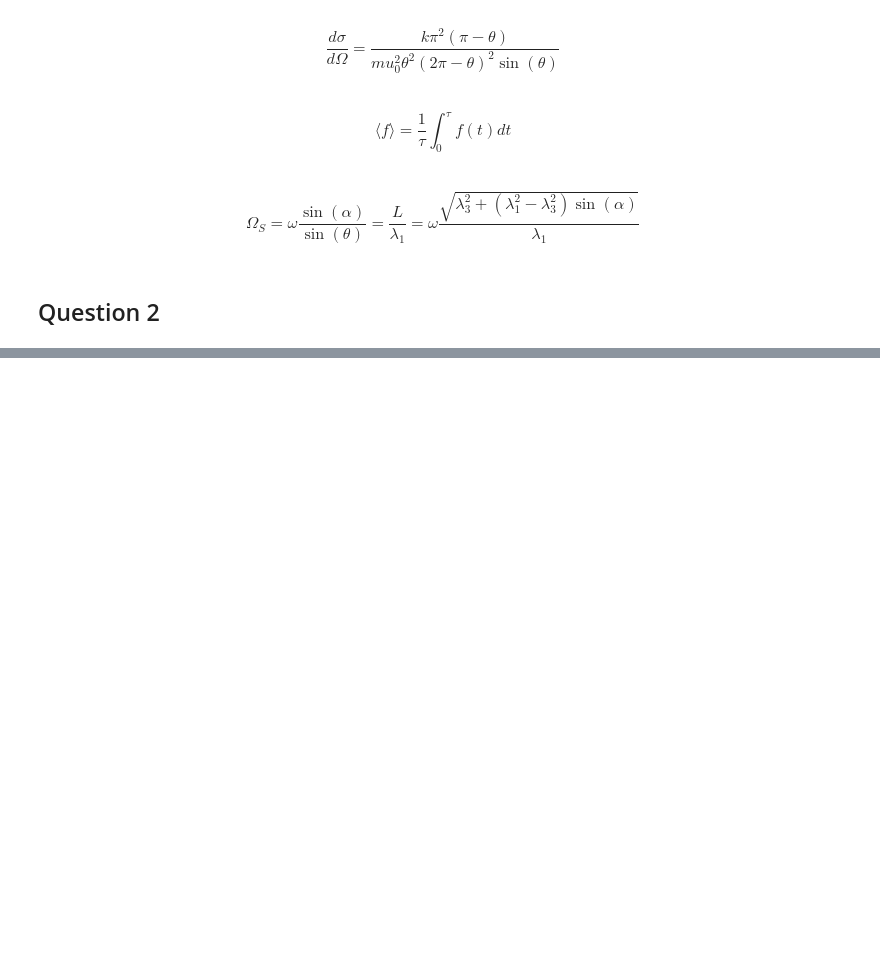
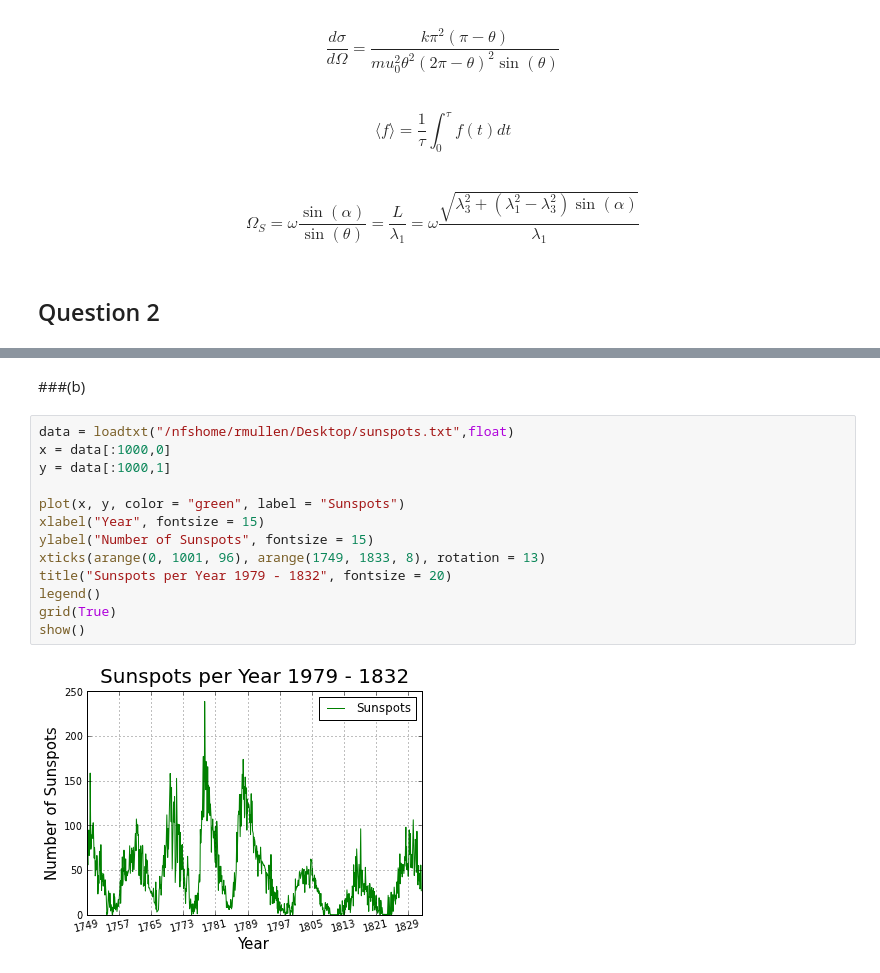
Before and after one commit to mullenray/PHYS202-S13, a Jupyter notebook: Week3/GraphicsEx2.ipynb, the cells around one changed output, grey strips where cells are left out. Drawn from its saved outputs; the diff is of its cells as text; blank space fills up the shorter version.

```diff
--- a/Week3/GraphicsEx2.ipynb
+++ b/Week3/GraphicsEx2.ipynb
@@ -48,0 +76,17 @@ show()
+# %% [markdown]
+###(b)
+# %%
+data = loadtxt("/nfshome/rmullen/Desktop/sunspots.txt",float)
+x = data[:1000,0]
+y = data[:1000,1]
+
+plot(x, y, color = "green", label = "Sunspots")
+xlabel("Year", fontsize = 15)
+ylabel("Number of Sunspots", fontsize = 15)
+xticks(arange(0, 1001, 96), arange(1749, 1833, 8), rotation = 13)
+title("Sunspots per Year 1979 - 1832", fontsize = 20)
+legend()
+grid(True)
+show()
+# %% [output]
+[figure, added]
```
Also changed, not shown: parts of 12 cells of this notebook.
